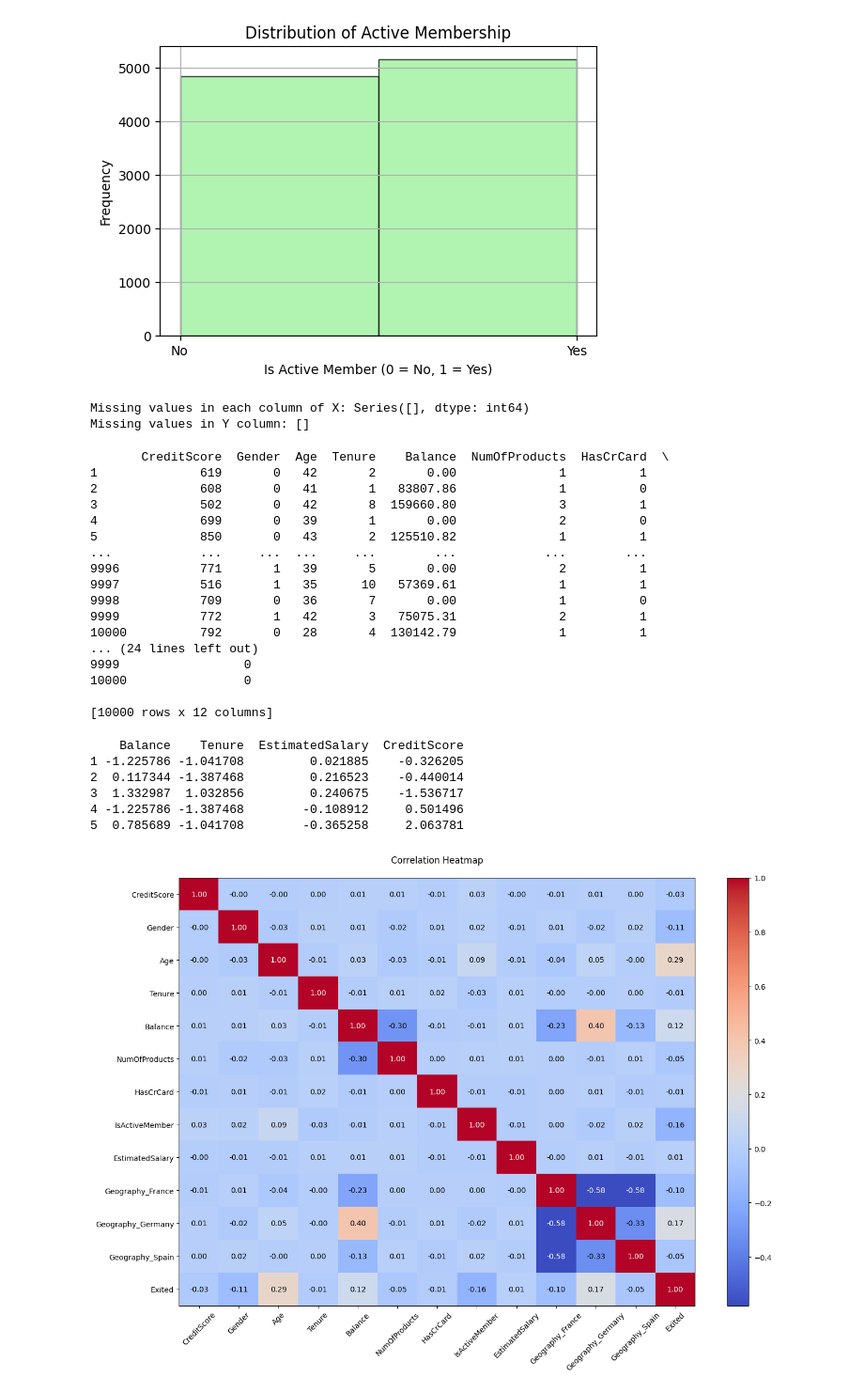
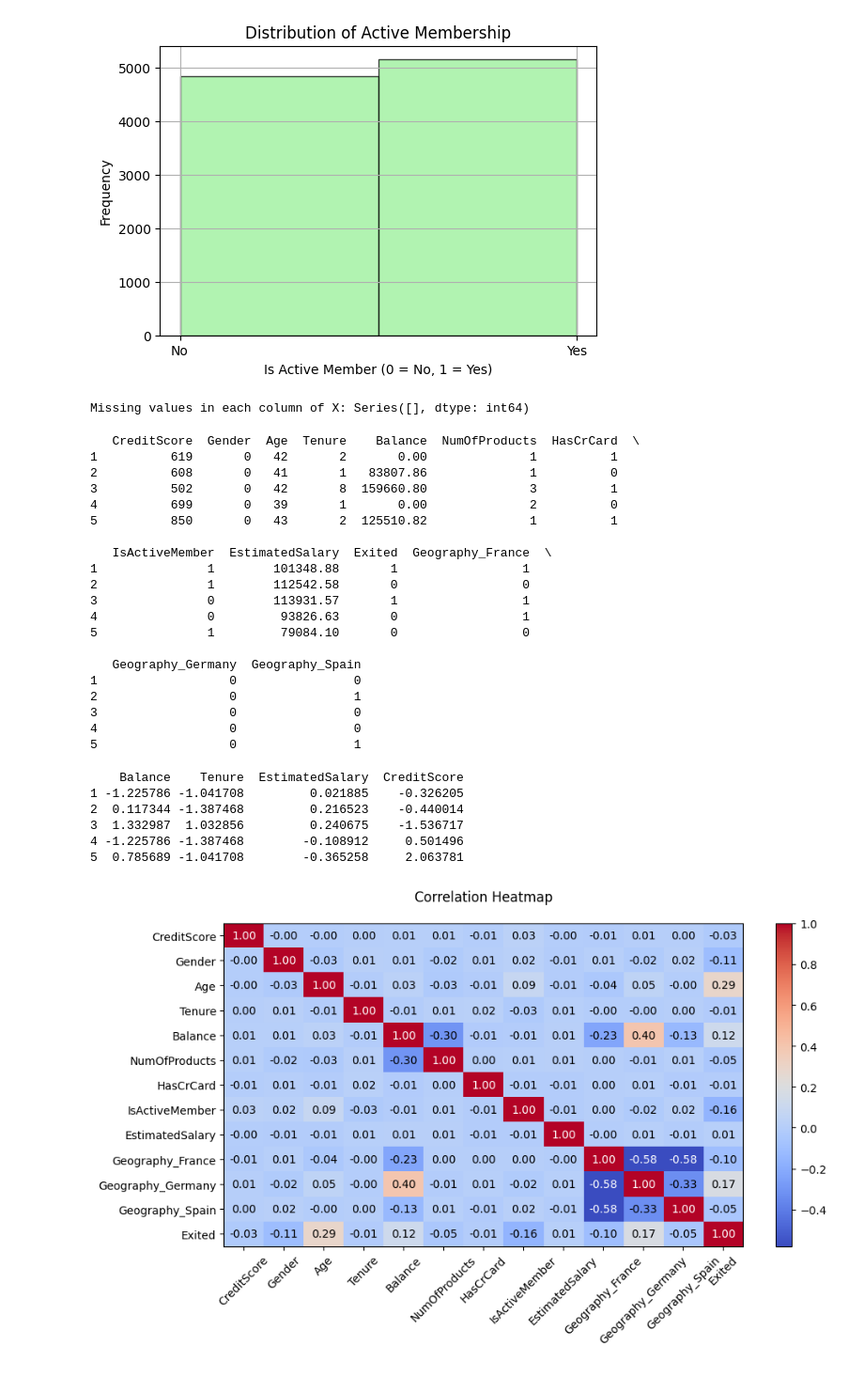
Before and after one commit to khushabuborwal/churn-prediction-logistic-l1-l2, a Jupyter notebook: main.ipynb, the cells around one changed output. Shown: that part at 94% size. Cells and saved outputs as stored; diff of their text form; code cells hidden in the pictures.

```diff
--- a/main.ipynb
+++ b/main.ipynb
@@ -22,12 +22,9 @@ columns_to_convert = ['CreditScore', 'Age', 'Balance', 'EstimatedSalary', 'Tenur
 for column in columns_to_convert:
     df[column] = pd.to_numeric(df[column], errors='coerce')
 
-# Split the data assuming the last column is the target variable
-X = df.iloc[:, :-1]   # All columns except the last one
-Y = df.iloc[:, -1]    # The last column is the target
-
+# Define X as dataset
+X = df
 print('X:', X.shape)
-print('Y:', Y.shape)
 
 # Removing the redundant and focusing on relevant features
 X = X.drop(X.columns[:3], axis=1)
@@ -127,13 +123,8 @@ plt.show()
 # Checking for missing values
 missing_values_X = X.isnull().sum()
 print("Missing values in each column of X:", missing_values_X[missing_values_X > 0])
-
-# Checking for missing values in Y
-missing_values_Y = Y.isnull().sum()
-print("Missing values in Y column:", missing_values_Y[missing_values_Y > 0])
 # %% [output]
 Missing values in each column of X: Series([], dtype: int64)
-Missing values in Y column: []
 # %%
 # Label Encoding for Gender: 'Male' -> 1, 'Female' -> 0
 X['Gender'] = X['Gender'].map({'Male': 1, 'Female': 0})
@@ -146,26 +137,28 @@ X['Geography_Germany'] = X['Geography_Germany'].astype(int)
 X['Geography_Spain'] = X['Geography_Spain'].astype(int)
 X['Geography_France'] = X['Geography_France'].astype(int)
 
-# Check the result
-print(X)
+print(X.head())
 # %% [output]
-       CreditScore  Gender  Age  Tenure    Balance  NumOfProducts  HasCrCard  \
-1              619       0   42       2       0.00              1          1
-2              608       0   41       1   83807.86              1          0
-3              502       0   42       8  159660.80              3          1
-4              699       0   39       1       0.00              2          0
-5              850       0   43       2  125510.82              1          1
-...            ...     ...  ...     ...        ...            ...        ...
-9996           771       1   39       5       0.00              2          1
-9997           516       1   35      10   57369.61              1          1
-9998           709       0   36       7       0.00              1          0
-9999           772       1   42       3   75075.31              2          1
-10000          792       0   28       4  130142.79              1          1
-... (24 lines left out)
-9999                 0
-10000                0
+   CreditScore  Gender  Age  Tenure    Balance  NumOfProducts  HasCrCard  \
+1          619       0   42       2       0.00              1          1
+2          608       0   41       1   83807.86              1          0
+3          502       0   42       8  159660.80              3          1
+4          699       0   39       1       0.00              2          0
+5          850       0   43       2  125510.82              1          1
 
-[10000 rows x 12 columns]
+   IsActiveMember  EstimatedSalary  Exited  Geography_France  \
+1               1        101348.88       1                 1
+2               1        112542.58       0                 0
+3               0        113931.57       1                 1
+4               0         93826.63       0                 1
+5               1         79084.10       0                 0
+
+   Geography_Germany  Geography_Spain
+1                  0                0
+2                  0                1
+3                  0                0
+4                  0                0
+5                  0                1
 # %%
 # Feature Scaling
 # Standardizing manually (scaling to mean 0, std 1)
@@ -184,35 +177,33 @@ print(X[['Balance', 'Tenure', 'EstimatedSalary', 'CreditScore']].head())
 4 -1.225786 -1.387468        -0.108912     0.501496
 5  0.785689 -1.041708        -0.365258     2.063781
 # %%
-# Adding Exited for plotting Correlation Heatmap
-X['Exited'] = Y
-
+# Plotting Correlation Heatmap
 # Calculate the correlation matrix
 correlation_matrix = X.corr()
 
 # Create a figure for the heatmap
-plt.figure(figsize=(14, 10))
+plt.figure(figsize=(10, 6))
 
 # Create the heatmap using imshow
 plt.imshow(correlation_matrix, cmap='coolwarm', aspect='auto')
 
 # Add color bar
 plt.colorbar()
 
 # Set ticks and labels
 plt.xticks(np.arange(len(correlation_matrix.columns)), correlation_matrix.columns, rotation=45)
 plt.yticks(np.arange(len(correlation_matrix.columns)), correlation_matrix.columns)
 
 # Set title
 plt.title('Correlation Heatmap', pad=20)
 
 # Annotate the heatmap with correlation coefficients
 for (i, j), value in np.ndenumerate(correlation_matrix.values):
     plt.text(j, i, f"{value:.2f}", ha='center', va='center', color='white' if abs(value) > 0.5 else 'black')
 
 # Show the plot
 plt.tight_layout()  # Adjust layout to make room for the title and labels
 plt.show()
 # %% [output]
-[figure, old version]
+[figure, new version]
 # %%
```
Also changed, not shown: parts of 7 cells of this notebook.
